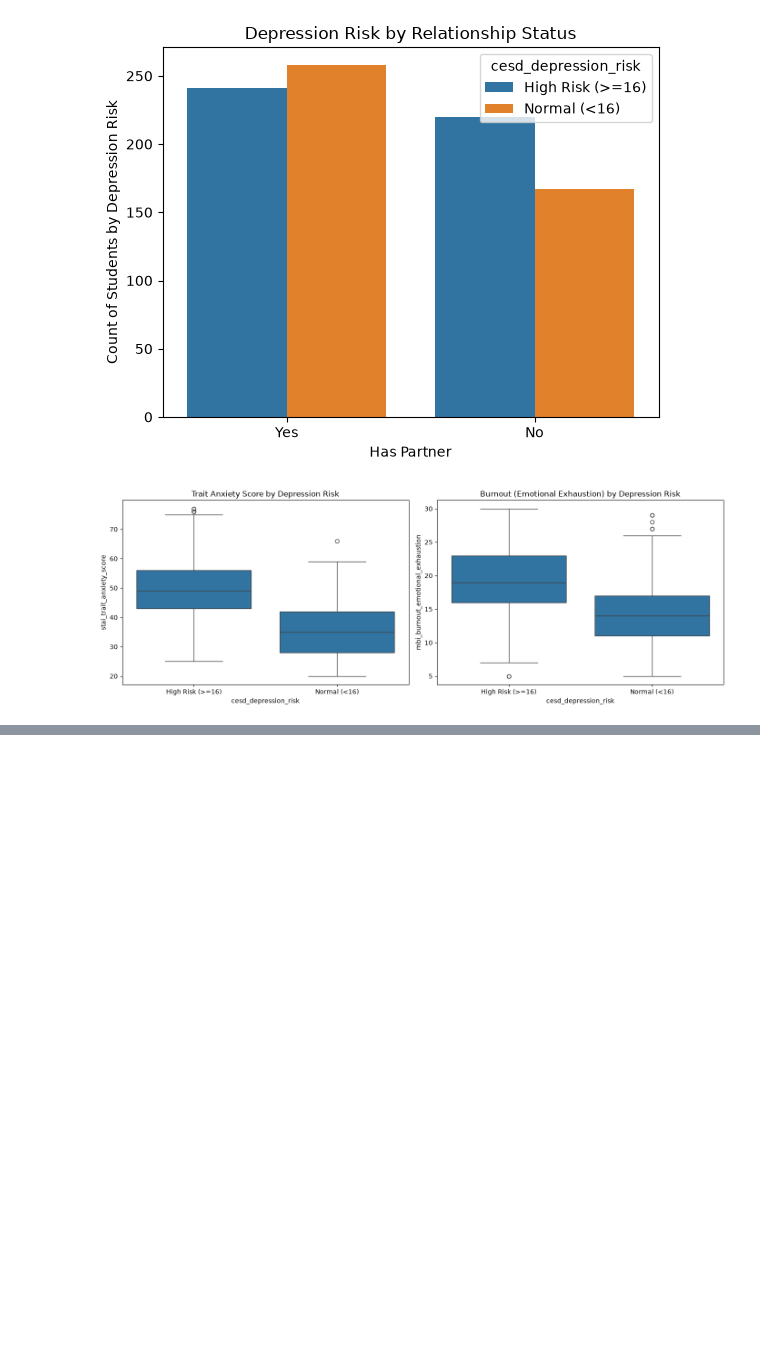
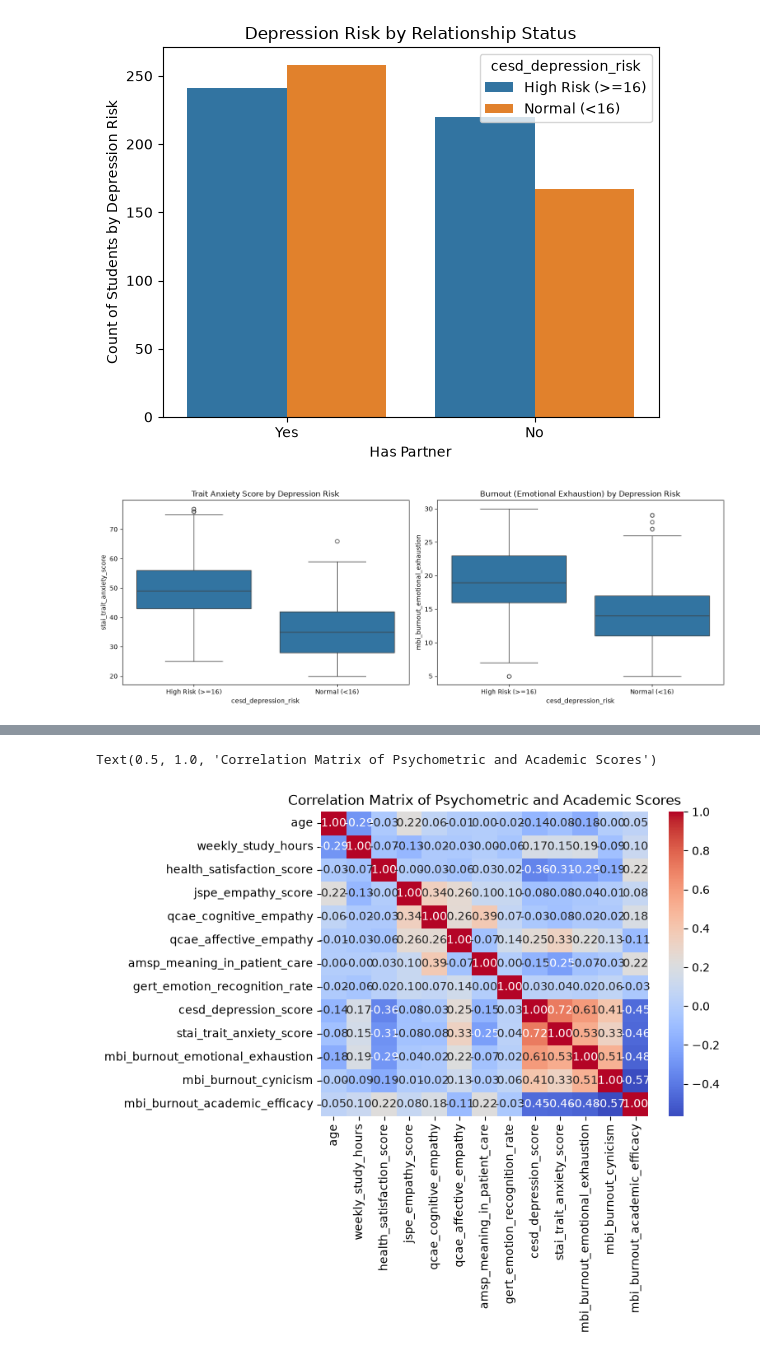
Before and after one commit to NayandG07/ML-Learning, a Jupyter notebook: Project-works/MedicalStudent-Mental-Health/notebooks/01_eda.ipynb, the cells around one changed output, grey strips where cells are left out. Saved outputs shown, nothing was run; the diff lists cells and outputs as text; code cells hidden in the pictures; blank space fills up the shorter version.

```diff
--- a/Project-works/MedicalStudent-Mental-Health/notebooks/01_eda.ipynb
+++ b/Project-works/MedicalStudent-Mental-Health/notebooks/01_eda.ipynb
@@ -91,0 +106,10 @@ plt.tight_layout()
+# %%
+num_cols = df.select_dtypes(include=['int64', 'float64']).drop(columns=['student_id'])
+corr_matrix = num_cols.corr()
+# plt.figure(figsize=(13, 10))
+
+sns.heatmap(corr_matrix, annot=True, fmt=".2f", cmap='coolwarm', cbar=True)
+plt.title('Correlation Matrix of Psychometric and Academic Scores')
+# %% [output]
+Text(0.5, 1.0, 'Correlation Matrix of Psychometric and Academic Scores')
+[figure, added]
```
Also changed, not shown: parts of 3 cells of this notebook, 48 other files.
